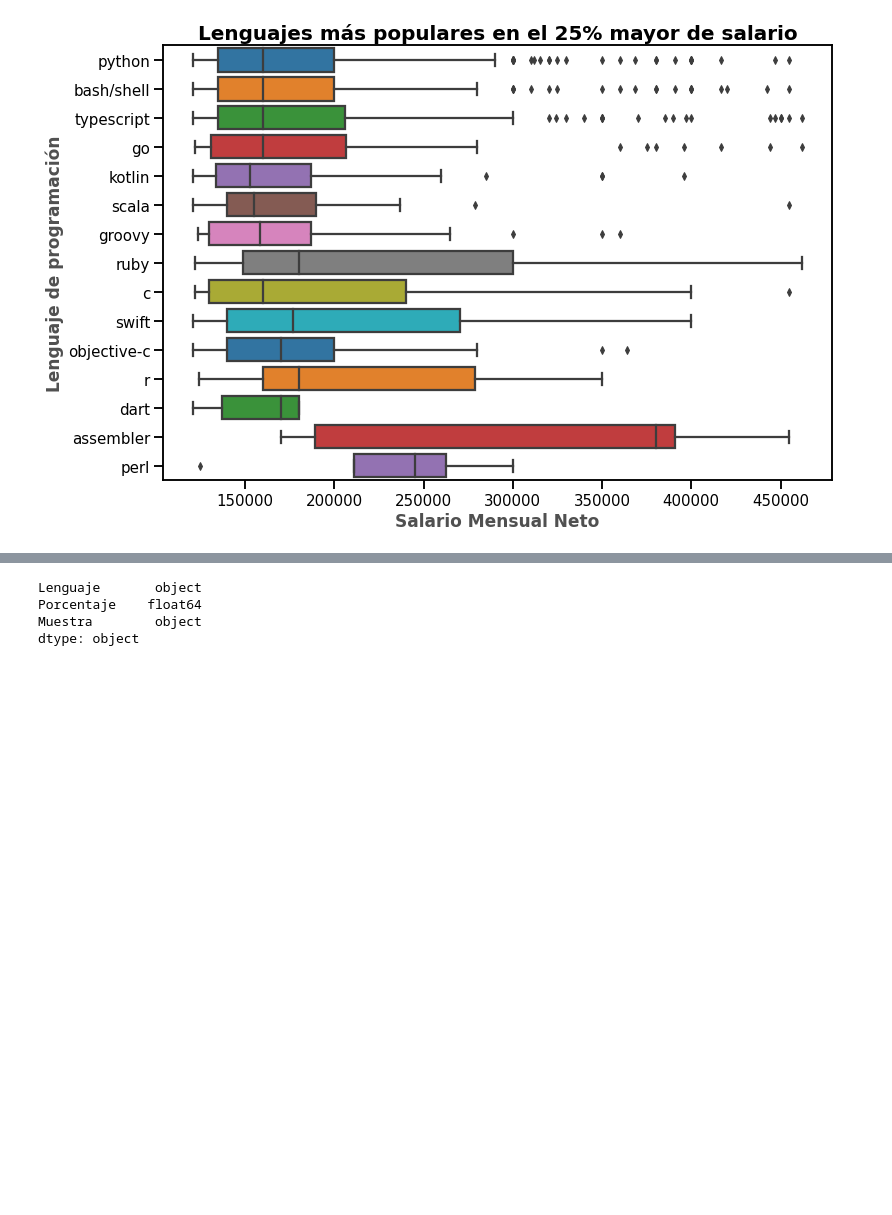
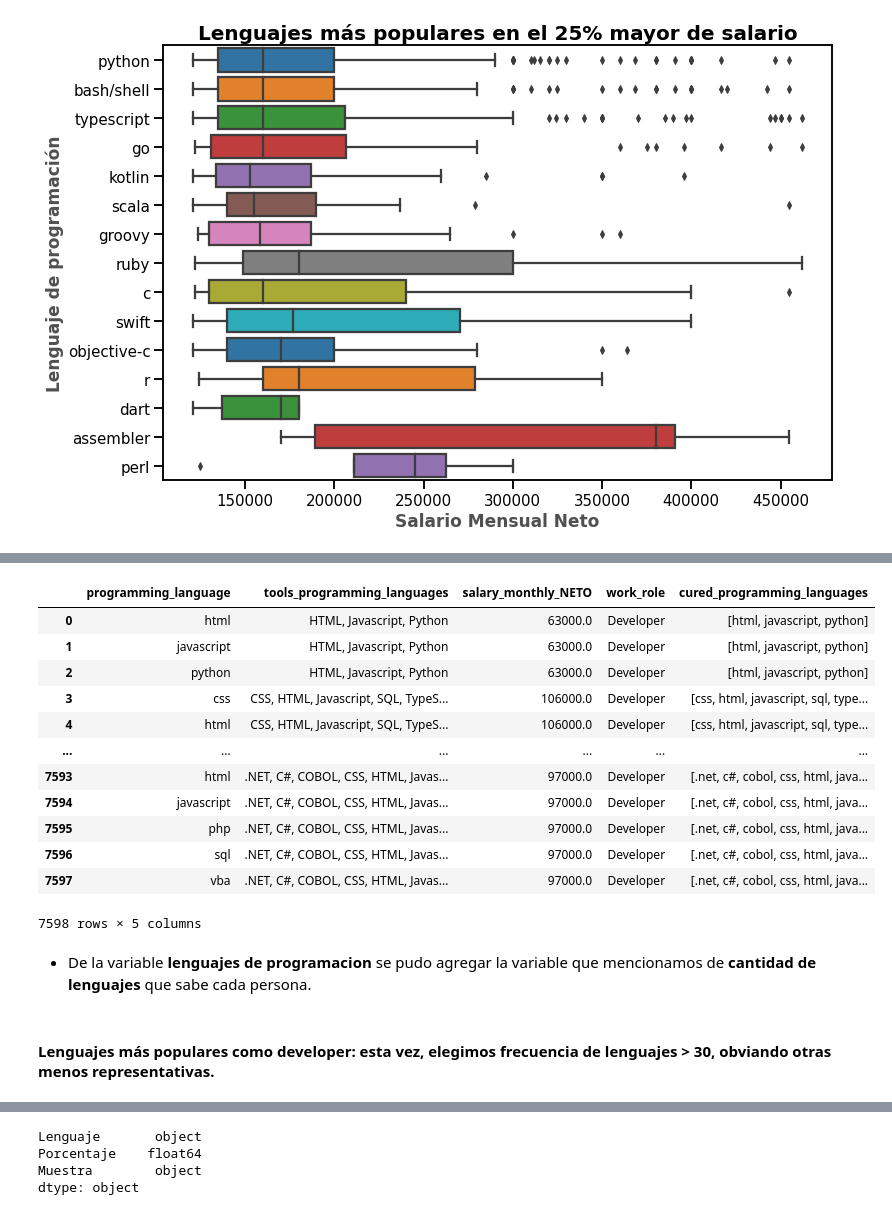
Before and after one commit to Knd9/diplodatos2022, a Jupyter notebook: ayvd/AyVD_EntregableParte1.ipynb, the cells around one changed output, grey strips where cells are left out. Saved outputs shown, nothing was run; the diff lists cells and outputs as text; code cells hidden in the pictures; blank space fills up the shorter version.

```diff
--- a/ayvd/AyVD_EntregableParte1.ipynb
+++ b/ayvd/AyVD_EntregableParte1.ipynb
@@ -793,0 +828,20 @@ plt.show()
+# %%
+df_consulta0 = df_lang.loc[df_lang['work_role'].str.contains('Developer')]
+df_consulta0 = df_consulta0.reset_index(drop=True)
+df_consulta0
+# %% [output]
+|  | programming_language | tools_programming_languages | salary_monthly_NETO | work_role | cured_programming_languages |
+| 0 | html | HTML, Javascript, Python | 63000.0 | Developer | [html, javascript, python] |
+| 1 | javascript | HTML, Javascript, Python | 63000.0 | Developer | [html, javascript, python] |
+| 2 | python | HTML, Javascript, Python | 63000.0 | Developer | [html, javascript, python] |
+| 3 | css | CSS, HTML, Javascript, SQL, TypeS... | 106000.0 | Developer | [css, html, javascript, sql, type... |
+| 4 | html | CSS, HTML, Javascript, SQL, TypeS... | 106000.0 | Developer | [css, html, javascript, sql, type... |
+| ... | ... | ... | ... | ... | ... |
+| 7593 | html | .NET, C#, COBOL, CSS, HTML, Javas... | 97000.0 | Developer | [.net, c#, cobol, css, html, java... |
+| 7594 | javascript | .NET, C#, COBOL, CSS, HTML, Javas... | 97000.0 | Developer | [.net, c#, cobol, css, html, java... |
+| 7595 | php | .NET, C#, COBOL, CSS, HTML, Javas... | 97000.0 | Developer | [.net, c#, cobol, css, html, java... |
+| 7596 | sql | .NET, C#, COBOL, CSS, HTML, Javas... | 97000.0 | Developer | [.net, c#, cobol, css, html, java... |
+| 7597 | vba | .NET, C#, COBOL, CSS, HTML, Javas... | 97000.0 | Developer | [.net, c#, cobol, css, html, java... |
+7598 rows × 5 columns
+# %% [markdown]
+* De la variable **lenguajes de programacion** se pudo agregar la variable que mencionamos de **cantidad de lenguajes** que sabe cada persona.
@@ -793,0 +852,2 @@ plt.show()
+# %% [markdown]
+#### Lenguajes más populares como developer: esta vez, elegimos frecuencia de lenguajes > 30, obviando otras menos representativas.
```
Also changed, not shown: parts of 54 cells of this notebook.
